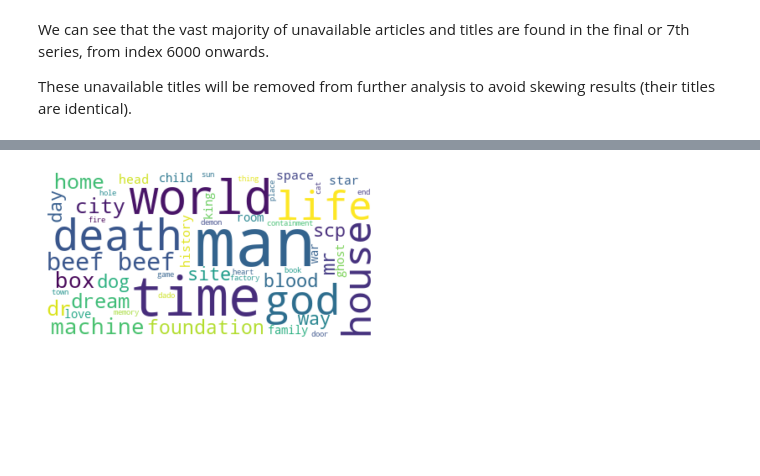
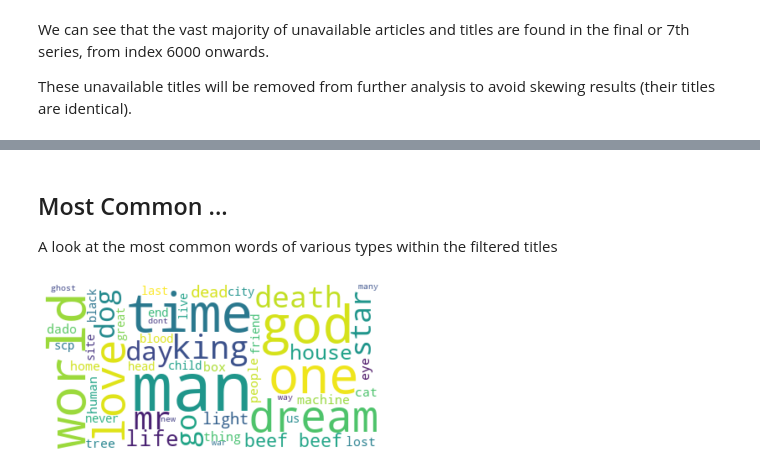
Before and after one commit to CZboop/SCP-Scraping-and-Analysis, a Jupyter notebook: SCPAnalysis.ipynb, the cells around one changed output, grey strips where cells are left out. Drawn from its saved outputs; the diff is of its cells as text; code cells hidden in the pictures; blank space fills up the shorter version.

```diff
--- a/SCPAnalysis.ipynb
+++ b/SCPAnalysis.ipynb
@@ -130,9 +114,13 @@ pos_tagged = pos_tag(titles_single_str)
+# %% [markdown]
+## Most Common ...
+
+A look at the most common words of various types within the filtered titles
 # %%
 # getting some bits of data for further use
 nouns_as_str = " ".join([i[0] for i in pos_tagged if i[1]=='NN'])
 adjectives_as_str = " ".join([i[0] for i in pos_tagged if i[1]=='JJ'])
 verbs_as_str = " ".join([i[0] for i in pos_tagged if i[1]=='VB'])
-# %%
-create_wordcloud(nouns_as_str) # likely need to remove access denied!
-# %% [output]
-[figure, removed]
+# %%
+create_wordcloud(titles_nostopwords_single_str)
+# %% [output]
+[figure, added]
```
Also changed, not shown: parts of 19 cells of this notebook.
